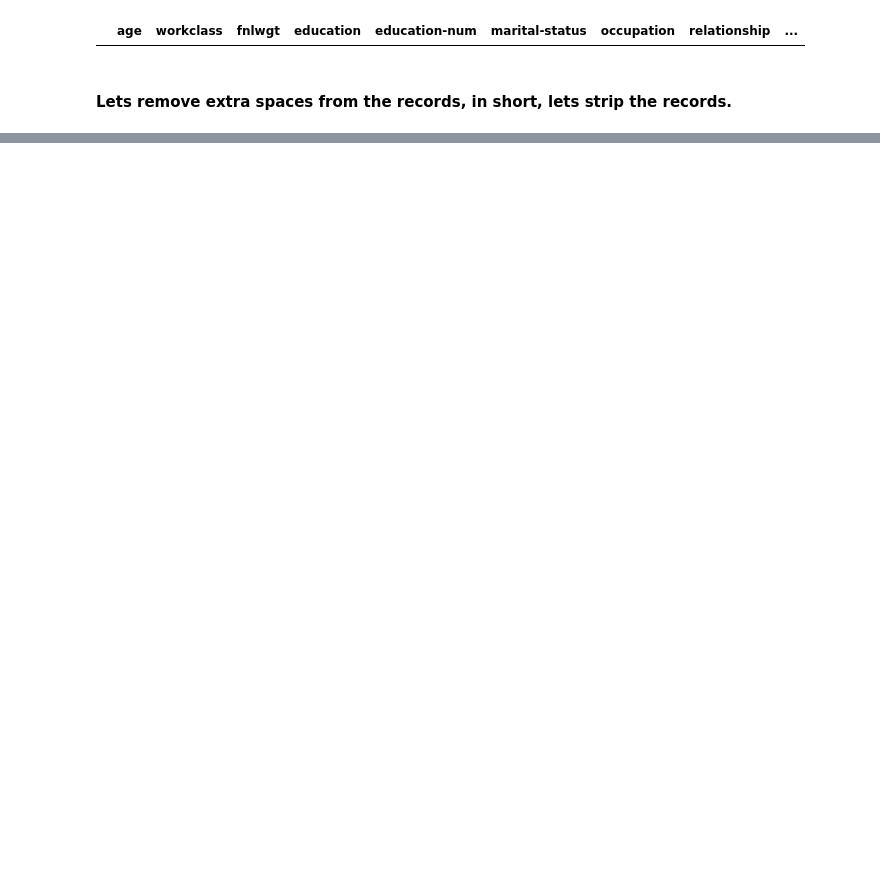
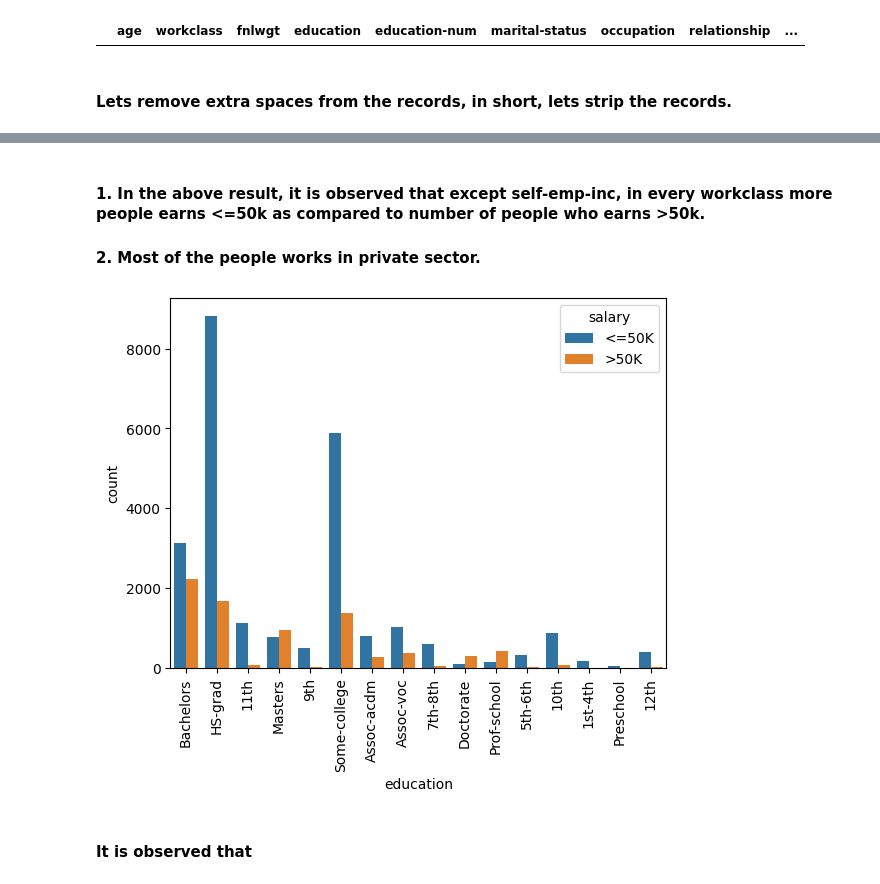
Before and after one commit to fhrt811/Income_Prediction, a Jupyter notebook: notebooks/EDA.ipynb, the cells around one changed output, grey strips where cells are left out. Cells and saved outputs as stored; diff of their text form; code cells hidden in the pictures; blank space fills up the shorter version.

```diff
--- a/notebooks/EDA.ipynb
+++ b/notebooks/EDA.ipynb
@@ -75,0 +239,12 @@ df=df.
+# %% [markdown]
+#### 1. In the above result, it is observed that except self-emp-inc, in every workclass more people earns <=50k as compared to number of people who earns >50k.
+#### 2. Most of the people works in private sector.
+# %%
+# Observing the distribution of salary based on education
+sns.countplot(df,x='education',hue='salary')
+plt.xticks(rotation=90)
+plt.show()
+# %% [output]
+[figure, added]
+# %% [markdown]
+#### It is observed that
```
Also changed, not shown: parts of 24 cells of this notebook, 14 other files.
